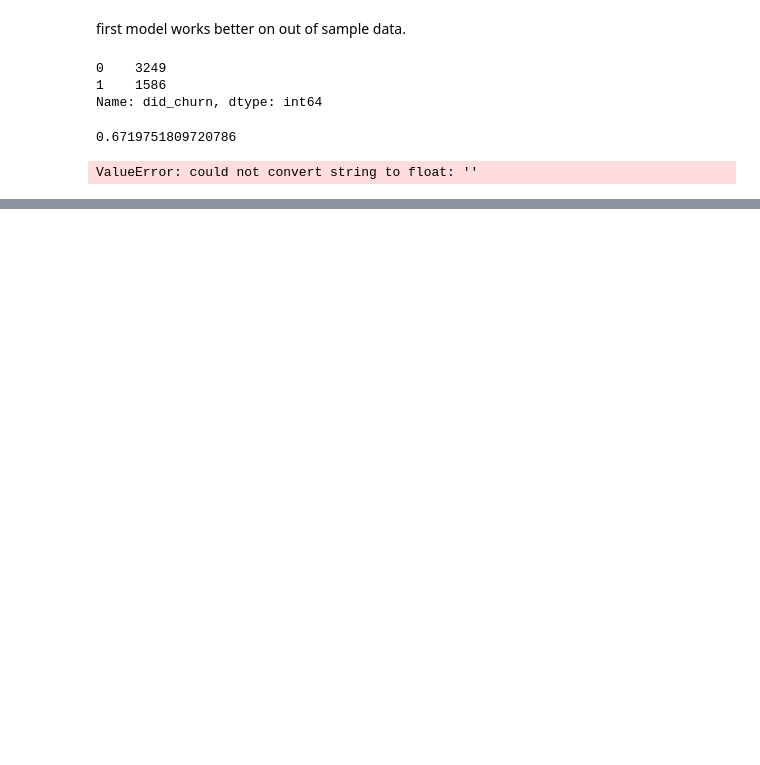
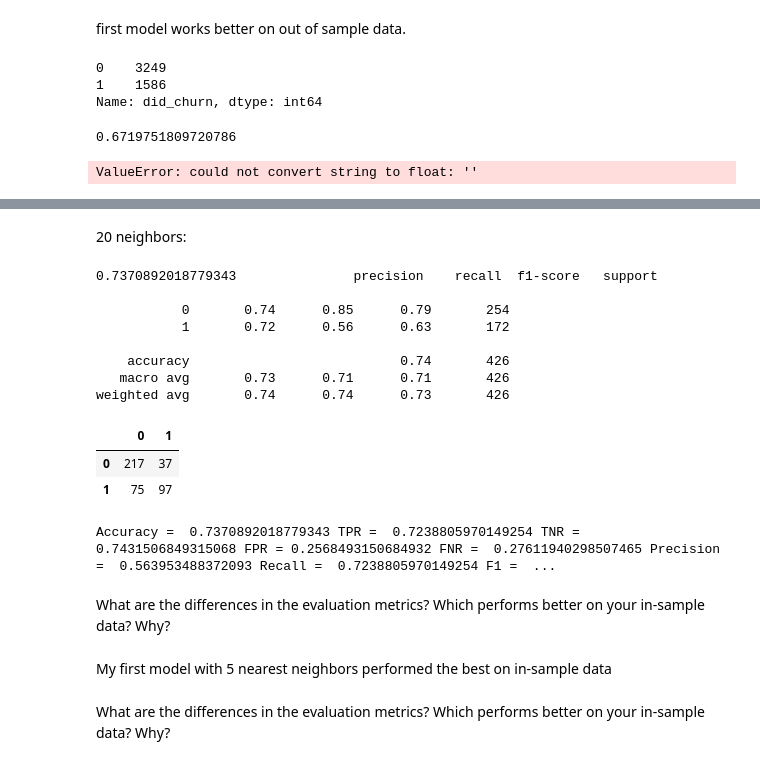
Before and after one commit to Zachary-Stufflebeme/Classification-exercises-MIRZ, a Jupyter notebook: model.ipynb, the cells around one changed output, grey strips where cells are left out. Saved outputs shown, nothing was run; the diff lists cells and outputs as text; code cells hidden in the pictures; blank space fills up the shorter version.

```diff
--- a/model.ipynb
+++ b/model.ipynb
@@ -239,0 +431,41 @@ telco
+# %% [markdown]
+20 neighbors:
+# %%
+KNN = KNeighborsClassifier(n_neighbors = 20)
+KNN.fit(x_train,y_train)
+preds = KNN.predict(x_train)
+print(KNN.score(x_train,y_train),  classification_report(y_train,preds))
+pd.DataFrame(confusion_matrix(y_train,preds))
+# %% [output]
+0.7370892018779343               precision    recall  f1-score   support
+
+           0       0.74      0.85      0.79       254
+           1       0.72      0.56      0.63       172
+
+    accuracy                           0.74       426
+   macro avg       0.73      0.71      0.71       426
+weighted avg       0.74      0.74      0.73       426
+|  | 0 | 1 |
+| 0 | 217 | 37 |
+| 1 | 75 | 97 |
+# %%
+Accuracy = (217 + 97) / (217 + 97 + 37 + 75)
+TPR = 97 /(97 + 37)
+TNR = 217 / (75 + 217)
+FPR = 75/ (75 + 217)
+FNR = 37 / (37 + 97)
+precision = 97 / (97 + 75)
+recall = 97 / (97 + 37)
+f1 = 97/ 97 + (.5 * (75 + 37))
+support_S = 97
+support_D = 217
+
+print('Accuracy = ', Accuracy , 'TPR = ', TPR , 'TNR = ', TNR , 'FPR =', FPR , 'FNR = ', FNR ,'Precision = ' , precision , 'Recall = ' , recall , 'F1 = ',  f1, 'Survived = ' , support_S , 'Died = ' , support_D )
+# %% [output]
+Accuracy =  0.7370892018779343 TPR =  0.7238805970149254 TNR =  0.7431506849315068 FPR = 0.2568493150684932 FNR =  0.27611940298507465 Precision =  0.563953488372093 Recall =  0.7238805970149254 F1 =  ...
+# %% [markdown]
+What are the differences in the evaluation metrics? Which performs better on your in-sample data? Why?
+# %% [markdown]
+My first model with 5 nearest neighbors performed the best on in-sample data
+# %% [markdown]
+What are the differences in the evaluation metrics? Which performs better on your in-sample data? Why?
```
Also changed, not shown: parts of 39 cells of this notebook.
